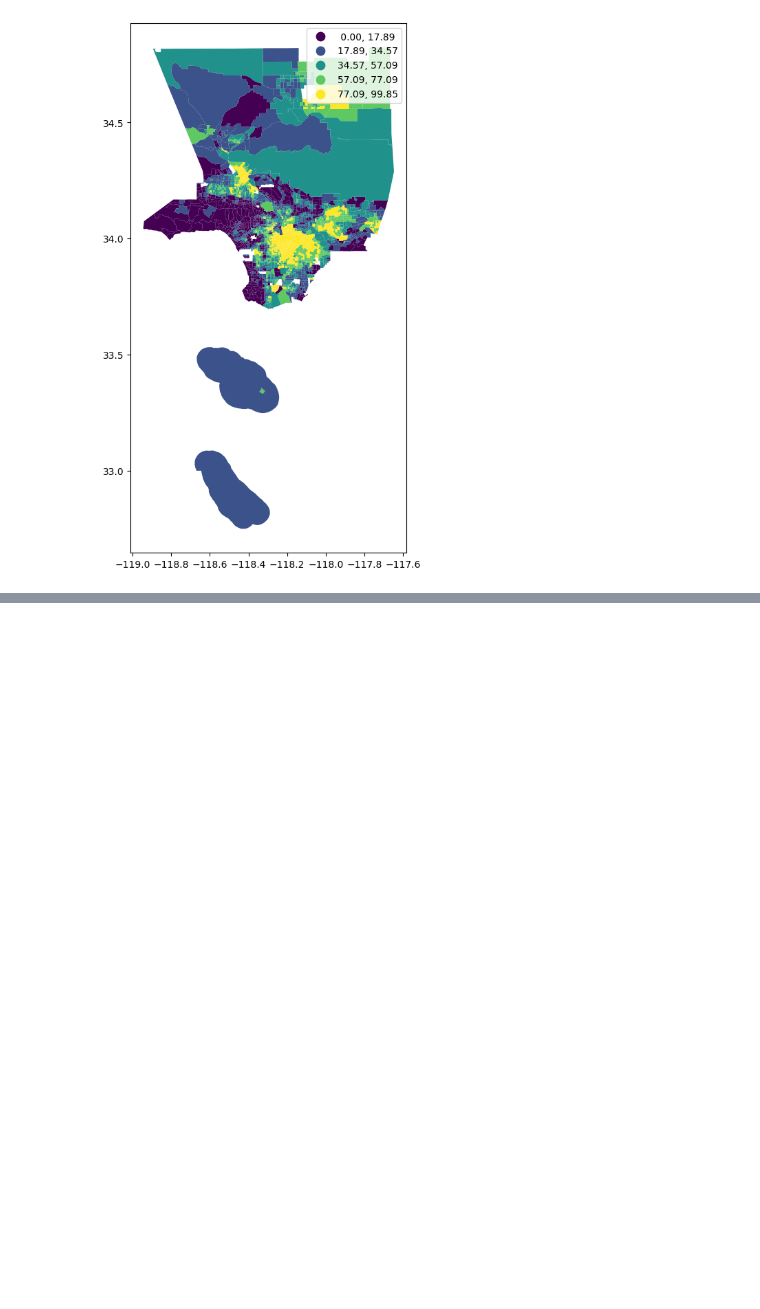
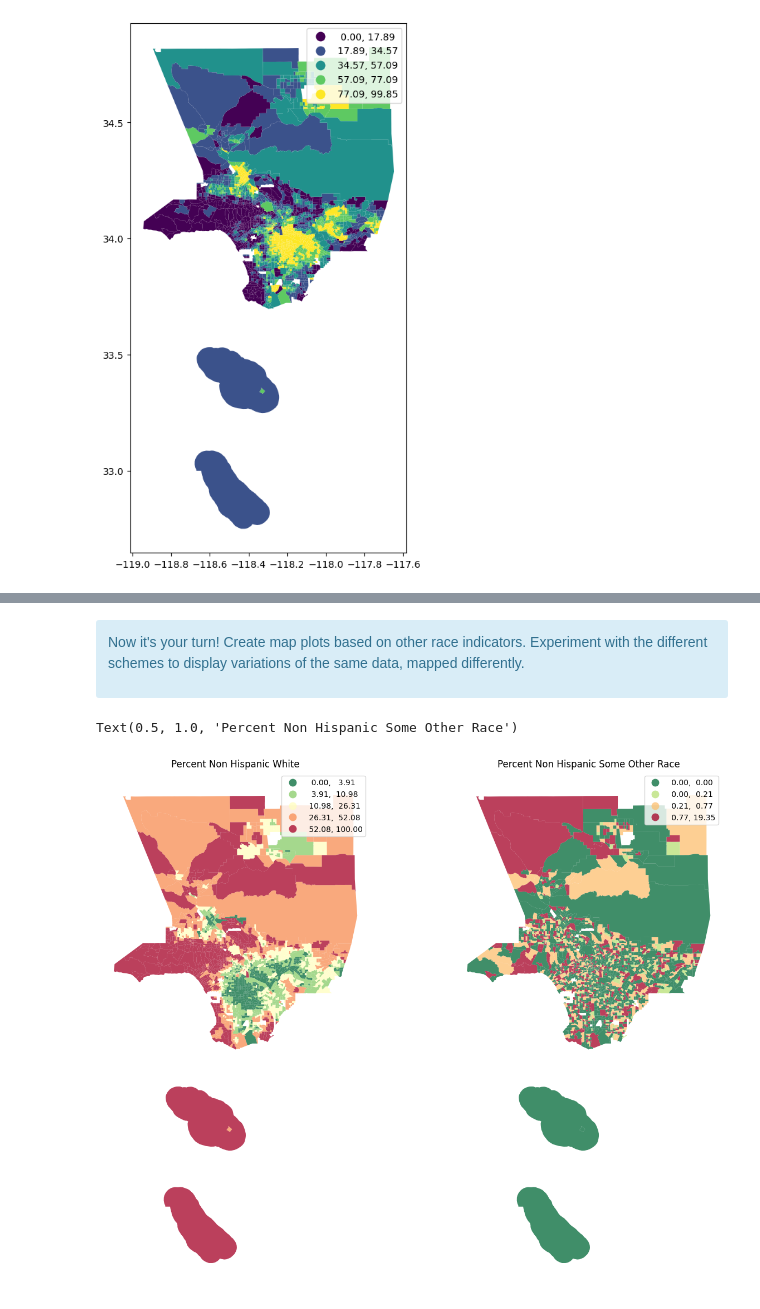
Before and after one commit to phamin2001/census_data, a Jupyter notebook: censusdata-census reporter.ipynb, the cells around one changed output, grey strips where cells are left out. Saved outputs shown, nothing was run; the diff lists cells and outputs as text; code cells hidden in the pictures; blank space fills up the shorter version.

```diff
--- a/censusdata-census reporter.ipynb
+++ b/censusdata-census reporter.ipynb
@@ -621,0 +667,45 @@ gdf.plot(figsize=(12,10),
+# %% [markdown]
+<div class="alert alert-info">
+
+Now it's your turn! Create map plots based on other race indicators. Experiment with the different schemes to display variations of the same data, mapped differently.
+
+</div>
+# %%
+# create the 1x2 subplots
+fig, axs = plt.subplots(1, 2, figsize=(15, 12))
+
+# name each subplot
+ax1, ax2 = axs
+
+# regular count map on the left
+gdf.plot(column='Percent Non Hispanic White',
+            cmap='RdYlGn_r',
+            scheme='quantiles',
+            k=5,
+            edgecolor='white',
+            linewidth=0.,
+            alpha=0.75,
+            ax=ax1, # this assigns the map to the subplot,
+            legend=True
+           )
+
+ax1.axis("off")
+ax1.set_title("Percent Non Hispanic White")
+
+# spatial lag map on the right
+gdf.plot(column='Percent Non Hispanic Some Other Race',
+            cmap='RdYlGn_r',
+            scheme='quantiles',
+            k=5,
+            edgecolor='white',
+            linewidth=0.,
+            alpha=0.75,
+            ax=ax2, # this assigns the map to the subplot
+            legend=True
+           )
+
+ax2.axis("off")
+ax2.set_title("Percent Non Hispanic Some Other Race")
+# %% [output]
+Text(0.5, 1.0, 'Percent Non Hispanic Some Other Race')
+[figure, added]
```
Also changed, not shown: parts of 10 cells of this notebook.
